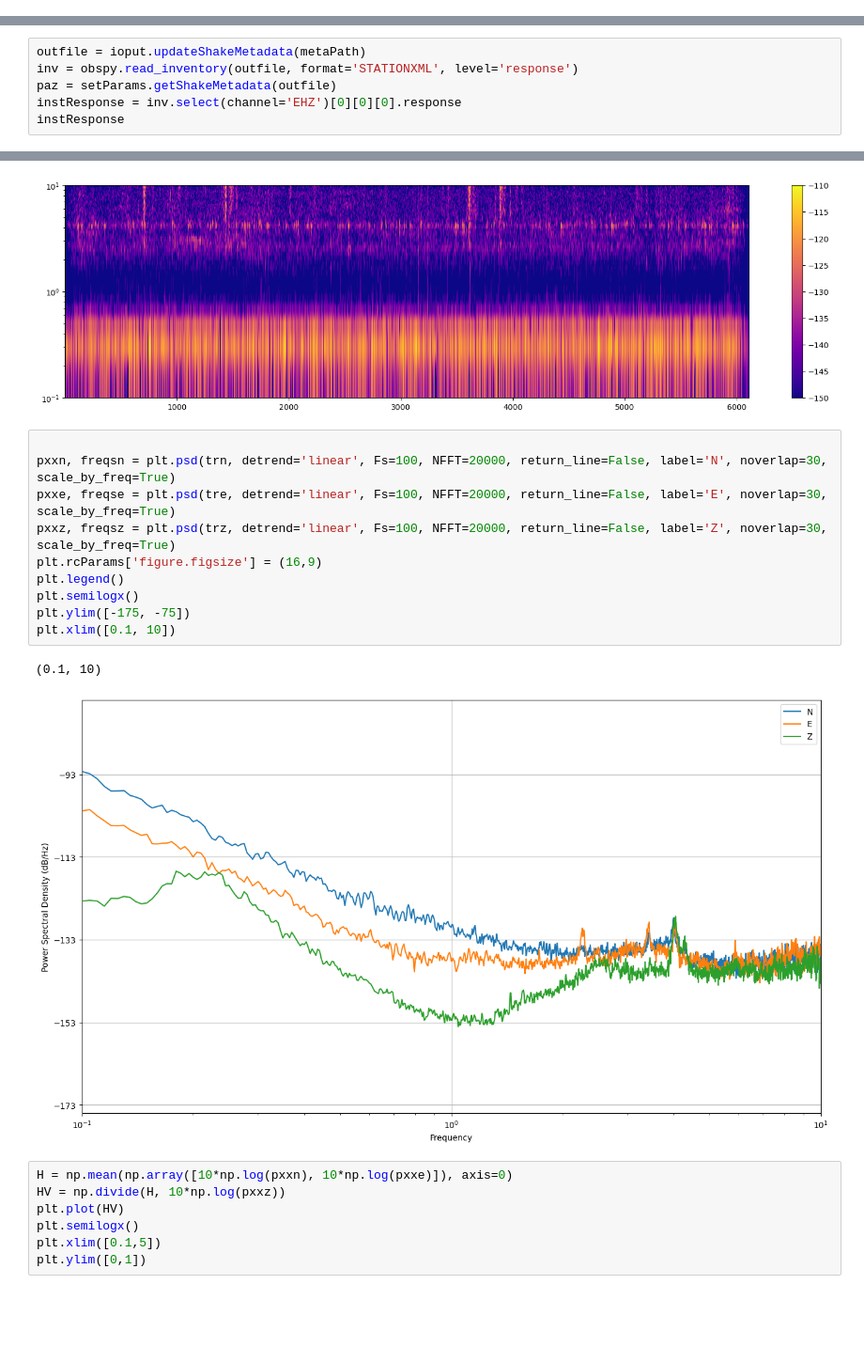
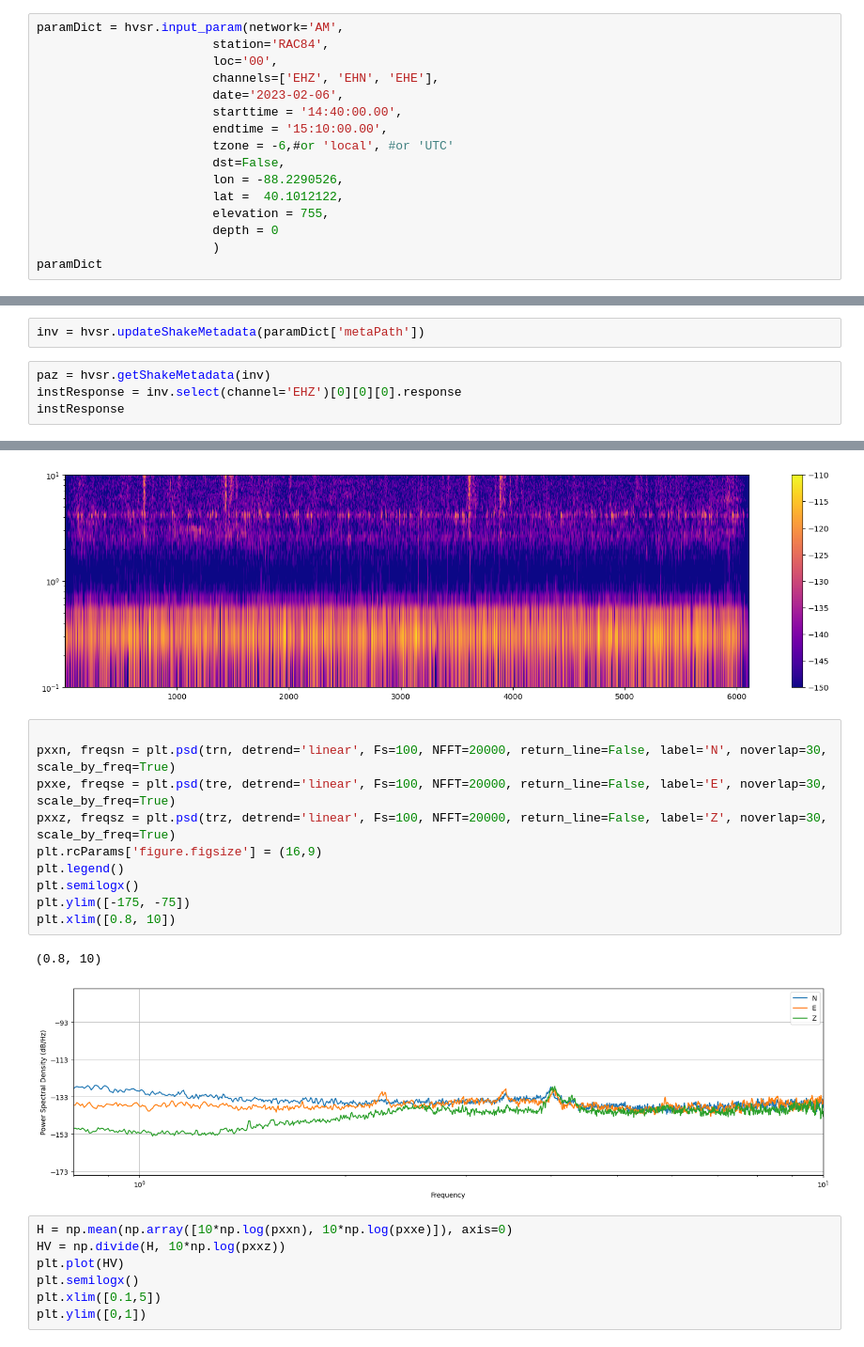
Before and after one commit to RJbalikian/SPRIT-HVSR, a Jupyter notebook: workingNotebook.ipynb, the cells around one changed output, grey strips where cells are left out. Shown at 94% size. Saved outputs shown, nothing was run; the diff lists cells and outputs as text; blank space fills up the shorter version.

```diff
--- a/workingNotebook.ipynb
+++ b/workingNotebook.ipynb
@@ -45,0 +28,16 @@ datetime.datetime(2023, 2, 6, 19, 38)
+# %%
+paramDict = hvsr.input_param(network='AM',
+                        station='RAC84',
+                        loc='00',
+                        channels=['EHZ', 'EHN', 'EHE'],
+                        date='2023-02-06',
+                        starttime = '14:40:00.00',
+                        endtime = '15:10:00.00',
+                        tzone = -6,#or 'local', #or 'UTC'
+                        dst=False,
+                        lon = -88.2290526,
+                        lat =  40.1012122,
+                        elevation = 755,
+                        depth = 0
+                        )
+paramDict
@@ -46,7 +59,7 @@ datetime.datetime(2023, 2, 6, 19, 38)
+# %%
+inv = hvsr.updateShakeMetadata(paramDict['metaPath'])
 # %%
-outfile = ioput.updateShakeMetadata(metaPath)
-inv = obspy.read_inventory(outfile, format='STATIONXML', level='response')
-paz = setParams.getShakeMetadata(outfile)
+paz = hvsr.getShakeMetadata(inv)
 instResponse = inv.select(channel='EHZ')[0][0][0].response
 instResponse
 # %% [output]
@@ -181,16 +174,16 @@ plt.colorbar()
 # %%
 
 pxxn, freqsn = plt.psd(trn, detrend='linear', Fs=100, NFFT=20000, return_line=False, label='N', noverlap=30, scale_by_freq=True)
 pxxe, freqse = plt.psd(tre, detrend='linear', Fs=100, NFFT=20000, return_line=False, label='E', noverlap=30, scale_by_freq=True)
 pxxz, freqsz = plt.psd(trz, detrend='linear', Fs=100, NFFT=20000, return_line=False, label='Z', noverlap=30, scale_by_freq=True)
 plt.rcParams['figure.figsize'] = (16,9)
 plt.legend()
 plt.semilogx()
 plt.ylim([-175, -75])
-plt.xlim([0.1, 10])
+plt.xlim([0.8, 10])
 # %% [output]
-(0.1, 10)
+(0.8, 10)
-[figure, old version]
+[figure, new version]
 # %%
 H = np.mean(np.array([10*np.log(pxxn), 10*np.log(pxxe)]), axis=0)
 HV = np.divide(H, 10*np.log(pxxz))
```
Also changed, not shown: parts of 14 cells of this notebook, 14 other files.
